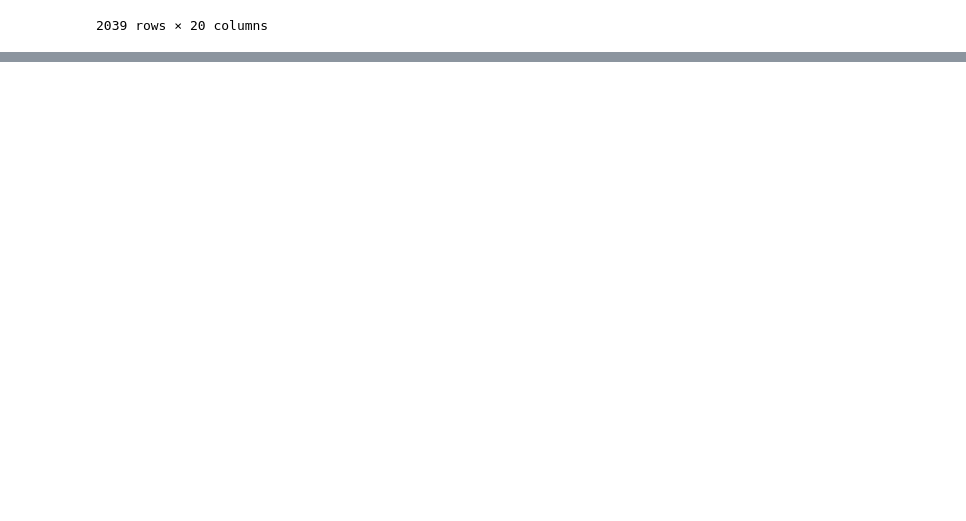
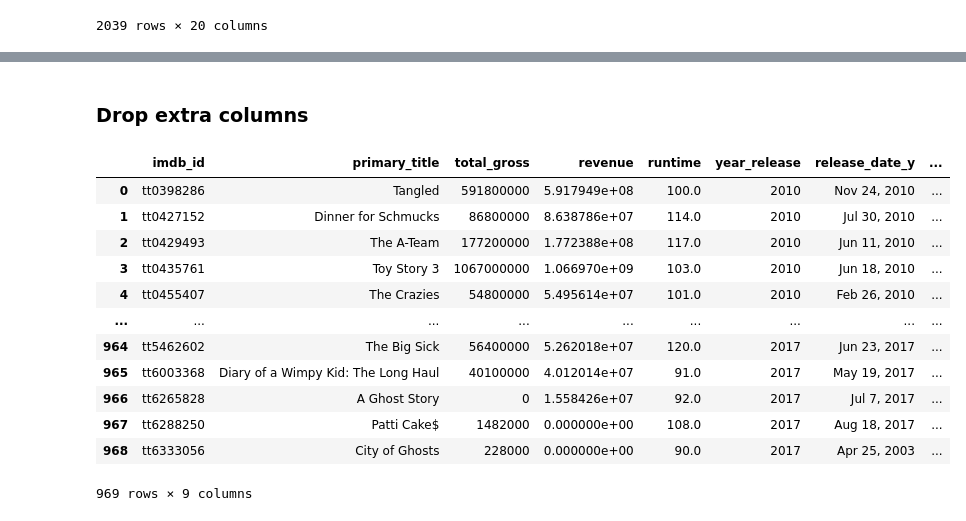
Before and after one commit to jsharing/Microsoft-Studio-Recommendations, a Jupyter notebook: student.ipynb, the cells around one changed output, grey strips where cells are left out. Saved outputs shown, nothing was run; the diff lists cells and outputs as text; code cells hidden in the pictures; blank space fills up the shorter version.

Commit message:
final new_studio_df before plots

```diff
--- a/student.ipynb
+++ b/student.ipynb
@@ -469,0 +528,2 @@ working_studio_df
+# %%
+new_studio_df = working_studio_df.merge(budget_df, left_on="primary_title", right_on='movie', how='inner')
@@ -469,0 +539,28 @@ working_studio_df
+# %% [markdown]
+### Drop extra columns
+# %%
+# Drop extra titles
+new_studio_df.drop(['title_x','title_y','movie','original_title'], axis=1, inplace=True)
+# %%
+# Drop extra runtimes, studio, and genres
+new_studio_df.drop(['studio','runtime_minutes','genres_x','genres_y'], axis=1, inplace=True)
+# %%
+# Drop year and extra revenue info
+new_studio_df.drop(['year','start_year','domestic_gross_x','release_date_x','domestic_gross_y',
+                    'id','foreign_gross','adult','budget'], axis=1, inplace=True)
+# %%
+new_studio_df
+# %% [output]
+|  | imdb_id | primary_title | total_gross | revenue | runtime | year_release | release_date_y | ... |
+| 0 | tt0398286 | Tangled | 591800000 | 5.917949e+08 | 100.0 | 2010 | Nov 24, 2010 | ... |
+| 1 | tt0427152 | Dinner for Schmucks | 86800000 | 8.638786e+07 | 114.0 | 2010 | Jul 30, 2010 | ... |
+| 2 | tt0429493 | The A-Team | 177200000 | 1.772388e+08 | 117.0 | 2010 | Jun 11, 2010 | ... |
+| 3 | tt0435761 | Toy Story 3 | 1067000000 | 1.066970e+09 | 103.0 | 2010 | Jun 18, 2010 | ... |
+| 4 | tt0455407 | The Crazies | 54800000 | 5.495614e+07 | 101.0 | 2010 | Feb 26, 2010 | ... |
+| ... | ... | ... | ... | ... | ... | ... | ... | ... |
+| 964 | tt5462602 | The Big Sick | 56400000 | 5.262018e+07 | 120.0 | 2017 | Jun 23, 2017 | ... |
+| 965 | tt6003368 | Diary of a Wimpy Kid: The Long Haul | 40100000 | 4.012014e+07 | 91.0 | 2017 | May 19, 2017 | ... |
+| 966 | tt6265828 | A Ghost Story | 0 | 1.558426e+07 | 92.0 | 2017 | Jul 7, 2017 | ... |
+| 967 | tt6288250 | Patti Cake$ | 1482000 | 0.000000e+00 | 108.0 | 2017 | Aug 18, 2017 | ... |
+| 968 | tt6333056 | City of Ghosts | 228000 | 0.000000e+00 | 90.0 | 2017 | Apr 25, 2003 | ... |
+969 rows × 9 columns
```
Also changed, not shown: parts of 30 cells of this notebook.
